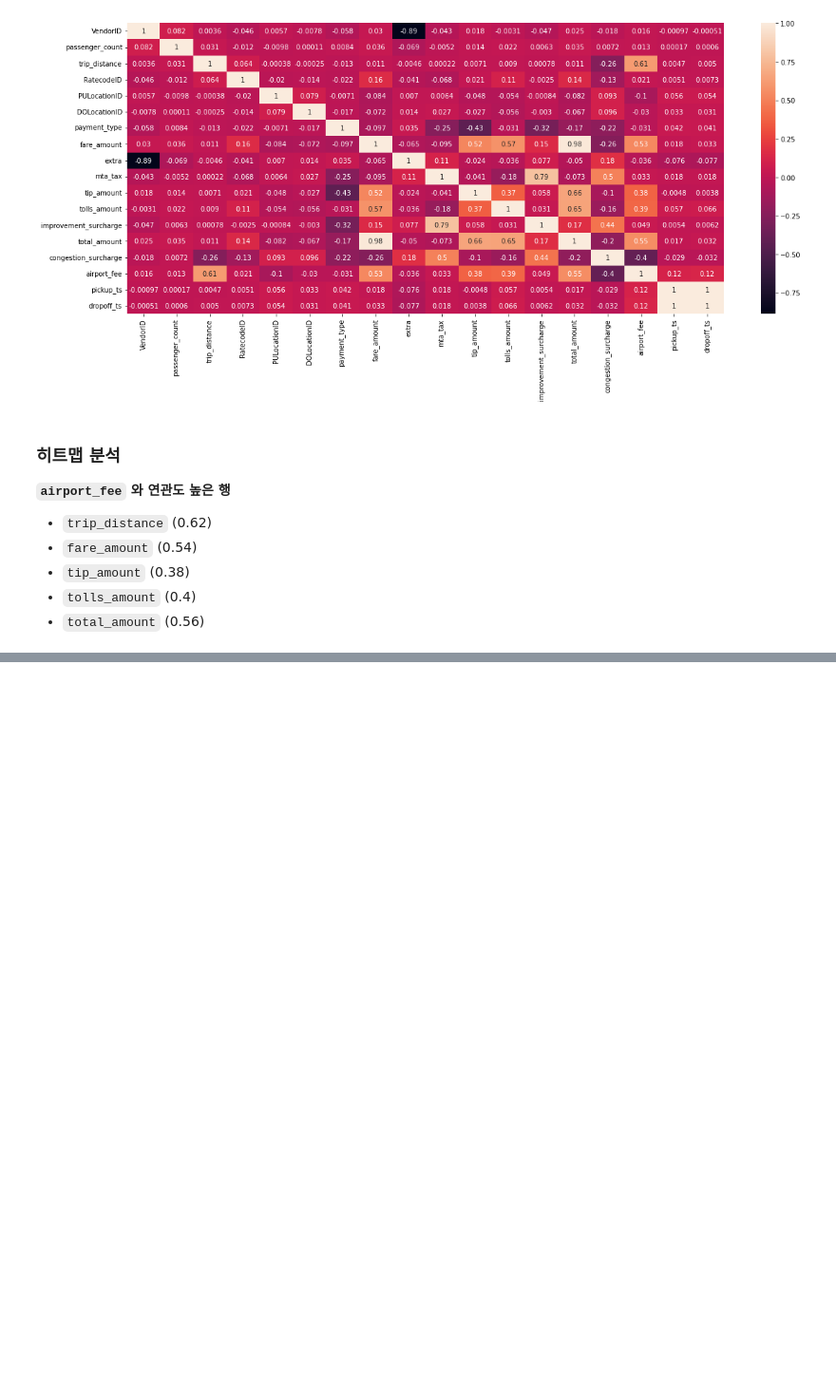
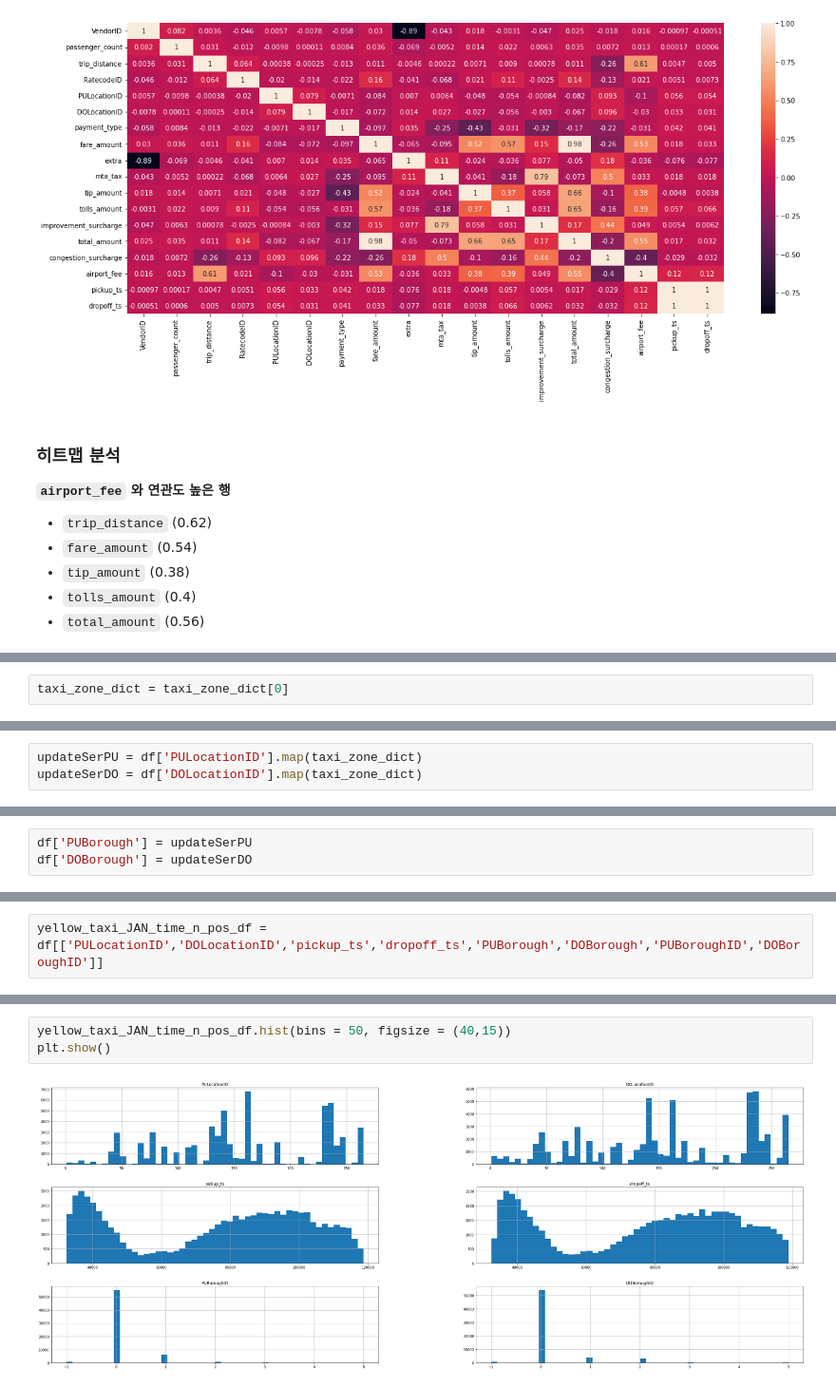
Before and after one commit to 99mini/pyDataTest, a Jupyter notebook: taxi_data_ana.ipynb, the cells around one changed output, grey strips where cells are left out. Shown at 95% size. Cells and saved outputs as stored; diff of their text form; blank space fills up the shorter version.

Commit message:
add taxi zone data

```diff
--- a/taxi_data_ana.ipynb
+++ b/taxi_data_ana.ipynb
@@ -339,0 +399,2 @@ sns.heatmap(df.corr(), annot = True)
+# %%
+taxi_zone_dict = taxi_zone_dict[0]
@@ -339,0 +421,3 @@ sns.heatmap(df.corr(), annot = True)
+# %%
+updateSerPU = df['PULocationID'].map(taxi_zone_dict)
+updateSerDO = df['DOLocationID'].map(taxi_zone_dict)
@@ -339,0 +464,3 @@ sns.heatmap(df.corr(), annot = True)
+# %%
+df['PUBorough'] = updateSerPU
+df['DOBorough'] = updateSerDO
@@ -339,0 +502,2 @@ sns.heatmap(df.corr(), annot = True)
+# %%
+yellow_taxi_JAN_time_n_pos_df = df[['PULocationID','DOLocationID','pickup_ts','dropoff_ts','PUBorough','DOBorough','PUBoroughID','DOBoroughID']]
@@ -339,0 +531,5 @@ sns.heatmap(df.corr(), annot = True)
+# %%
+yellow_taxi_JAN_time_n_pos_df.hist(bins = 50, figsize = (40,15))
+plt.show()
+# %% [output]
+[figure, added]
```
Also changed, not shown: parts of 31 cells of this notebook, 1 other file.
